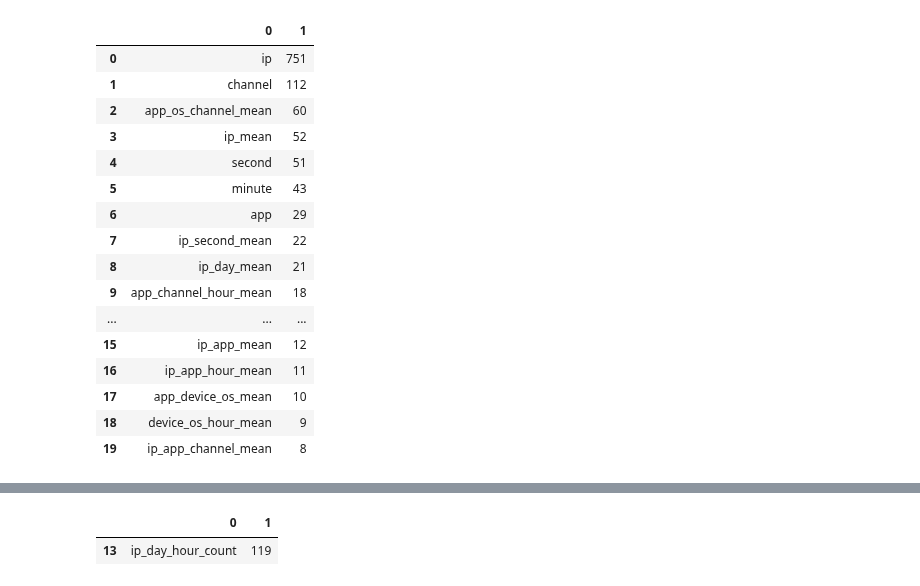
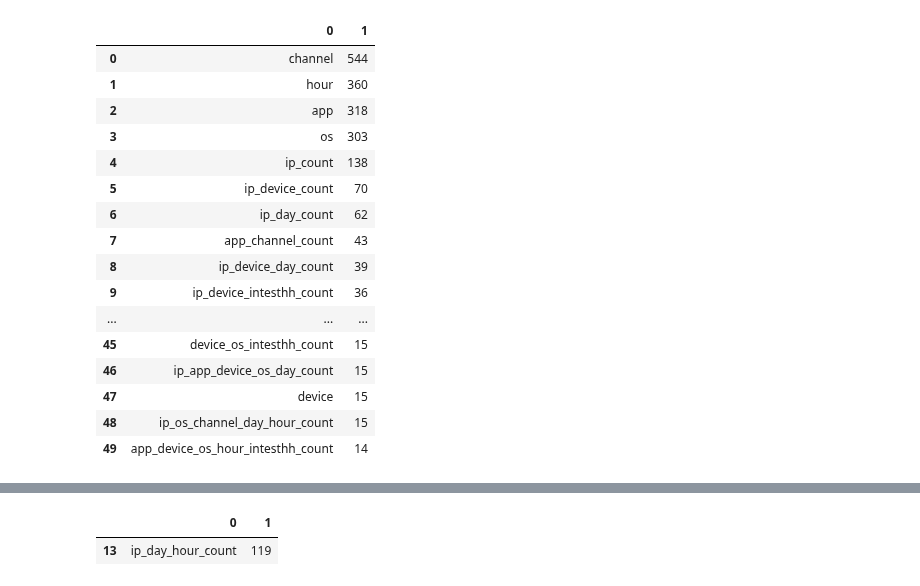
Before and after one commit to wluo-personal/Kaggle, a Jupyter notebook: talkingdata/wl/evaluation/evaluate_feature_importance_lgbm.ipynb, the cells around one changed output, grey strips where cells are left out. Drawn from its saved outputs; the diff is of its cells as text; code cells hidden in the pictures.

```diff
--- a/talkingdata/wl/evaluation/evaluate_feature_importance_lgbm.ipynb
+++ b/talkingdata/wl/evaluation/evaluate_feature_importance_lgbm.ipynb
@@ -2,31 +2,33 @@
 import pandas as pd
 import numpy as np
 # %%
-count = pd.read_csv('/home/kai/data/kaggle/talkingdata/wl/data/output/importance_train_count_all_0404_scale.csv', header=None)
+count = pd.read_csv('/home/kai/data/kaggle/talkingdata/wl/data/output/importance_train_count_all_0405_combine5_61.csv', header=None)
 count21 = pd.read_csv('/home/kai/data/kaggle/talkingdata/wl/data/output/importance_train_count_all_0404_scale21.csv', header=None)
-mean = pd.read_csv('/home/kai/data/kaggle/talkingdata/wl/data/output/importance_train_mean_scale15.csv', header=None)
+mean = pd.read_csv('/home/kai/data/kaggle/talkingdata/wl/data/output/importance_train_mean_all_0405_combine5.csv', header=None)
 mean21 = pd.read_csv('/home/kai/data/kaggle/talkingdata/wl/data/output/importance_train_mean_scale21.csv', header=None)
+reversemean = pd.read_csv('/home/kai/data/kaggle/talkingdata/wl/data/output/importance_train_reversemean_all_0405_combine5.csv', header=None)
+sub_count = pd.read_csv('/home/kai/data/kaggle/talkingdata/wl/data/output/importance_just_count75m_0404.csv', header=None)
 
-sub_count = pd.read_csv('/home/kai/data/kaggle/talkingdata/wl/data/output/importance_just_count75m_0404.csv', header=None)
+sub_75 = pd.read_csv('/home/kai/data/kaggle/talkingdata/wl/data/output/importance__countAndmean75m_0404_shuffleVal.csv', header=None)
+
+count_1 = pd.read_csv('/home/kai/data/kaggle/talkingdata/wl/data/output/importance__only_count_submission0406.csv', header=None)
 # %%
-count.head(20)
+count.head(50)
+# %% [output]
+|  | 0 | 1 |
+| 0 | channel | 544 |
+| 1 | hour | 360 |
+| 2 | app | 318 |
+| 3 | os | 303 |
+| 4 | ip_count | 138 |
+| 5 | ip_device_count | 70 |
+| 6 | ip_day_count | 62 |
+| 7 | app_channel_count | 43 |
+| 8 | ip_device_day_count | 39 |
+| 9 | ip_device_intesthh_count | 36 |
+| ... | ... | ... |
+| 45 | device_os_intesthh_count | 15 |
+| 46 | ip_app_device_os_day_count | 15 |
+| 47 | device | 15 |
+| 48 | ip_os_channel_day_hour_count | 15 |
+| 49 | app_device_os_hour_intesthh_count | 14 |
-# %%
-mean.head(20)
-# %% [output]
-|  | 0 | 1 |
-| 0 | ip | 751 |
-| 1 | channel | 112 |
-| 2 | app_os_channel_mean | 60 |
-| 3 | ip_mean | 52 |
-| 4 | second | 51 |
-| 5 | minute | 43 |
-| 6 | app | 29 |
-| 7 | ip_second_mean | 22 |
-| 8 | ip_day_mean | 21 |
-| 9 | app_channel_hour_mean | 18 |
-| ... | ... | ... |
-| 15 | ip_app_mean | 12 |
-| 16 | ip_app_hour_mean | 11 |
-| 17 | app_device_os_mean | 10 |
-| 18 | device_os_hour_mean | 9 |
-| 19 | ip_app_channel_mean | 8 |
```
Also changed, not shown: parts of 5 cells of this notebook, 11 other files.
